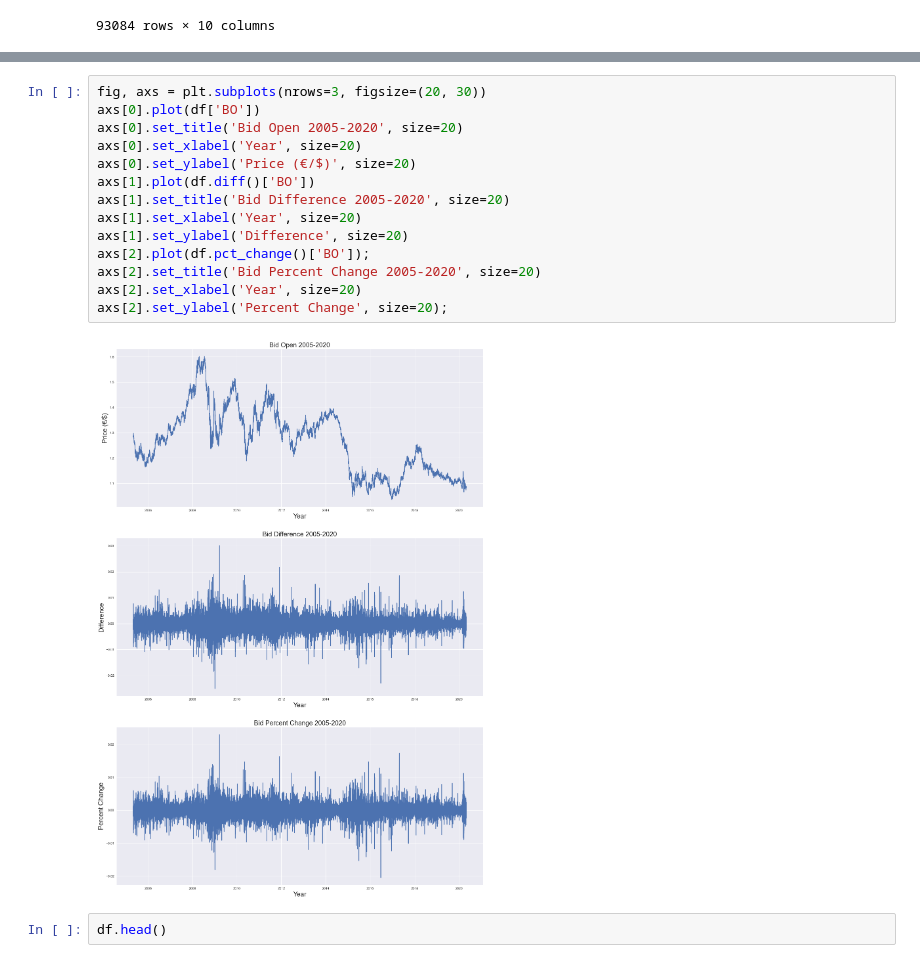
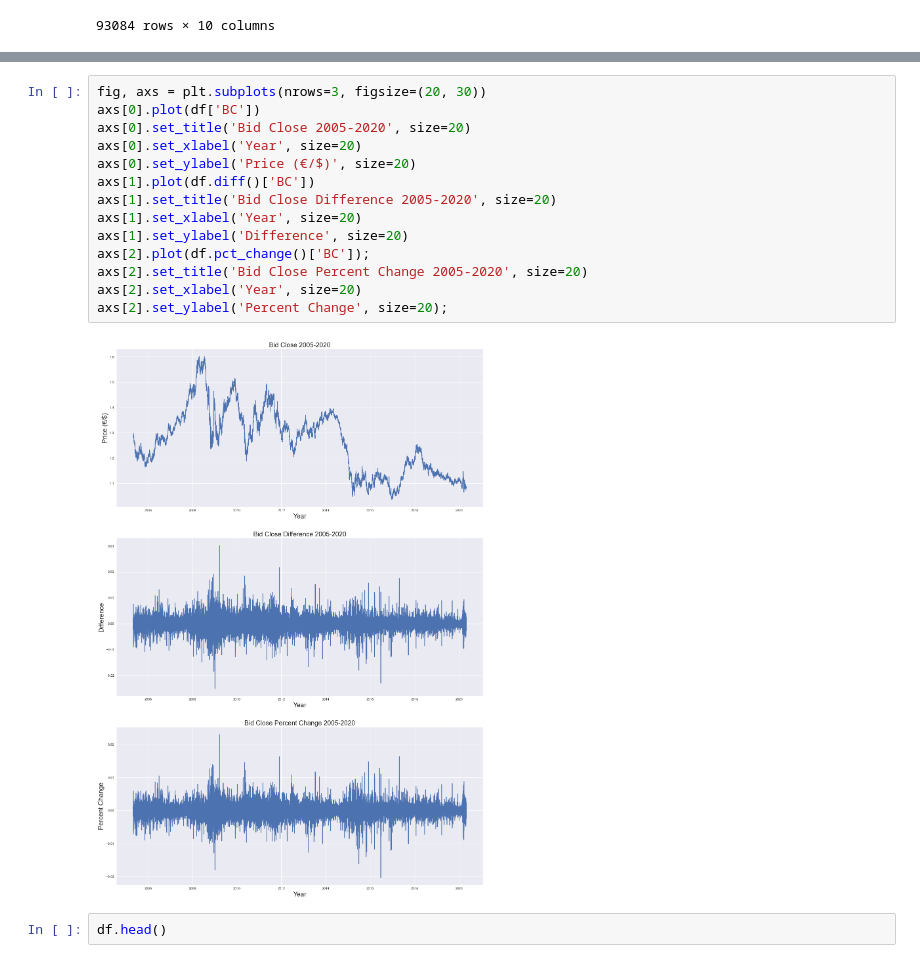
Before and after one commit to Spencerbuckner/EUR-USD-Time-Series-Analysis-ML-Model, a Jupyter notebook: code/Preprocessing & EDA.ipynb, the cells around one changed output, grey strips where cells are left out. Cells and saved outputs as stored; diff of their text form.

```diff
--- a/code/Preprocessing & EDA.ipynb
+++ b/code/Preprocessing & EDA.ipynb
@@ -47,20 +48,20 @@ plt.title('EUR/USD Hourly Chart 2005-2020', size=50);
 [figure]
 # %%
 fig, axs = plt.subplots(nrows=3, figsize=(20, 30))
-axs[0].plot(df['BO'])
-axs[0].set_title('Bid Open 2005-2020', size=20)
+axs[0].plot(df['BC'])
+axs[0].set_title('Bid Close 2005-2020', size=20)
 axs[0].set_xlabel('Year', size=20)
 axs[0].set_ylabel('Price (€/$)', size=20)
-axs[1].plot(df.diff()['BO'])
-axs[1].set_title('Bid Difference 2005-2020', size=20)
+axs[1].plot(df.diff()['BC'])
+axs[1].set_title('Bid Close Difference 2005-2020', size=20)
 axs[1].set_xlabel('Year', size=20)
 axs[1].set_ylabel('Difference', size=20)
-axs[2].plot(df.pct_change()['BO']);
-axs[2].set_title('Bid Percent Change 2005-2020', size=20)
+axs[2].plot(df.pct_change()['BC']);
+axs[2].set_title('Bid Close Percent Change 2005-2020', size=20)
 axs[2].set_xlabel('Year', size=20)
 axs[2].set_ylabel('Percent Change', size=20);
 # %% [output]
-[figure, old version]
+[figure, new version]
 # %%
 df.head()
 # %% [output]
```
Also changed, not shown: parts of 4 cells of this notebook, 10 other files.
